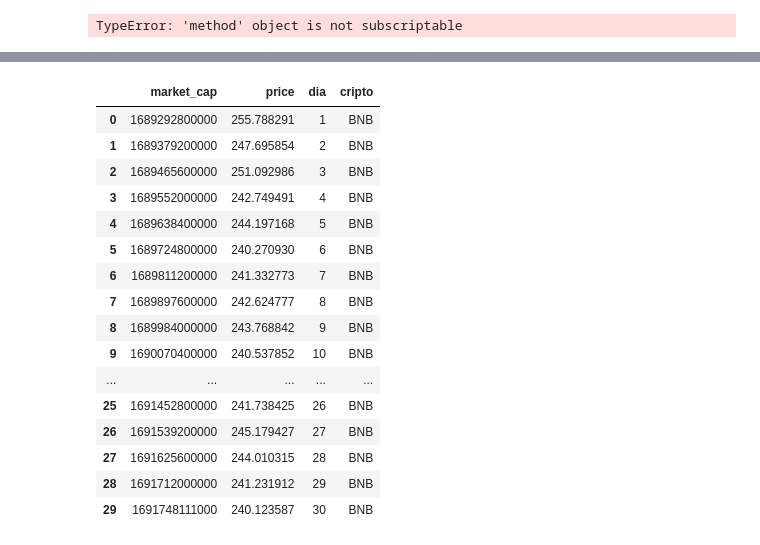
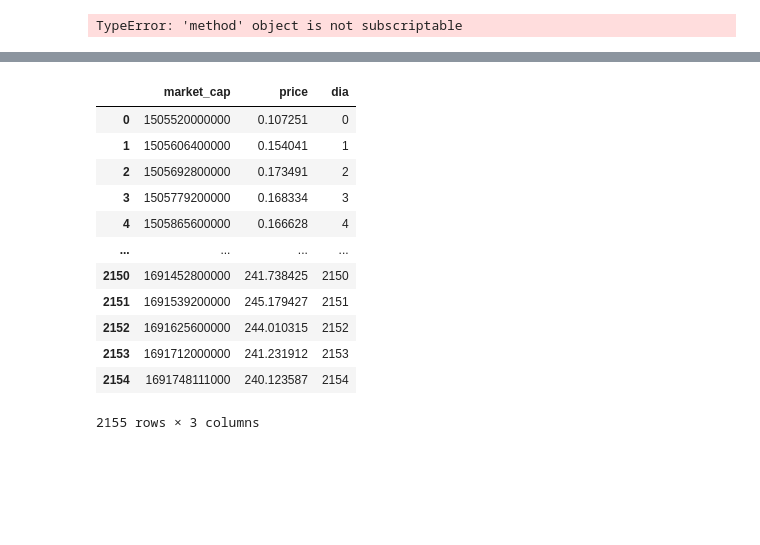
Before and after one commit to NahuVidales/CryptoDataAnalytics, a Jupyter notebook: ETL.ipynb, the cells around one changed output, grey strips where cells are left out. Drawn from its saved outputs; the diff is of its cells as text; code cells hidden in the pictures; blank space fills up the shorter version.

```diff
--- a/ETL.ipynb
+++ b/ETL.ipynb
@@ -528,43 +513,33 @@ prices_df_bitcoin30
 # %%
 with open(bnb_cap_json, 'r') as file:
     bnb_cap_content = file.read()
 
 # Convertir el JSON en un diccionario
 bnb_cap = json.loads(bnb_cap_content)
 
 # Normalize the JSON and create a DataFrame
 bnb = pd.json_normalize(bnb_cap)
 
 # Convertir las listas anidadas en filas individuales para la columna 'prices'
 prices_data = bnb_cap['prices']
 prices_df_bnb = pd.DataFrame(prices_data, columns=['market_cap', 'price'])
 #Haremos una columna día número para poder hacer un plot de la evolución de los precios y esta será en función del índice de fila
 prices_df_bnb['dia'] = prices_df_bnb.index
-#Dejamos las ultimas 30 filas
-prices_df_bnb30 = prices_df_bnb.tail(30)
-#Reseteamos el indice
-prices_df_bnb30 = prices_df_bnb30.reset_index(drop=True)
-prices_df_bnb30['dia'] = prices_df_bnb30.index + 1
-prices_df_bnb30['cripto'] = 'BNB'
-prices_df_bnb30
+prices_df_bnb
 # %% [output]
-|  | market_cap | price | dia | cripto |
-| 0 | 1689292800000 | 255.788291 | 1 | BNB |
-| 1 | 1689379200000 | 247.695854 | 2 | BNB |
-| 2 | 1689465600000 | 251.092986 | 3 | BNB |
-| 3 | 1689552000000 | 242.749491 | 4 | BNB |
-| 4 | 1689638400000 | 244.197168 | 5 | BNB |
-| 5 | 1689724800000 | 240.270930 | 6 | BNB |
-| 6 | 1689811200000 | 241.332773 | 7 | BNB |
-| 7 | 1689897600000 | 242.624777 | 8 | BNB |
-| 8 | 1689984000000 | 243.768842 | 9 | BNB |
-| 9 | 1690070400000 | 240.537852 | 10 | BNB |
-| ... | ... | ... | ... | ... |
-| 25 | 1691452800000 | 241.738425 | 26 | BNB |
-| 26 | 1691539200000 | 245.179427 | 27 | BNB |
-| 27 | 1691625600000 | 244.010315 | 28 | BNB |
-| 28 | 1691712000000 | 241.231912 | 29 | BNB |
-| 29 | 1691748111000 | 240.123587 | 30 | BNB |
+|  | market_cap | price | dia |
+| 0 | 1505520000000 | 0.107251 | 0 |
+| 1 | 1505606400000 | 0.154041 | 1 |
+| 2 | 1505692800000 | 0.173491 | 2 |
+| 3 | 1505779200000 | 0.168334 | 3 |
+| 4 | 1505865600000 | 0.166628 | 4 |
+| ... | ... | ... | ... |
+| 2150 | 1691452800000 | 241.738425 | 2150 |
+| 2151 | 1691539200000 | 245.179427 | 2151 |
+| 2152 | 1691625600000 | 244.010315 | 2152 |
+| 2153 | 1691712000000 | 241.231912 | 2153 |
+| 2154 | 1691748111000 | 240.123587 | 2154 |
+2155 rows × 3 columns
 # %%
 with open(dogecoin_cap_json, 'r') as file:
     dogecoin_cap_content = file.read()
```
Also changed, not shown: parts of 18 cells of this notebook, 2 other files.
